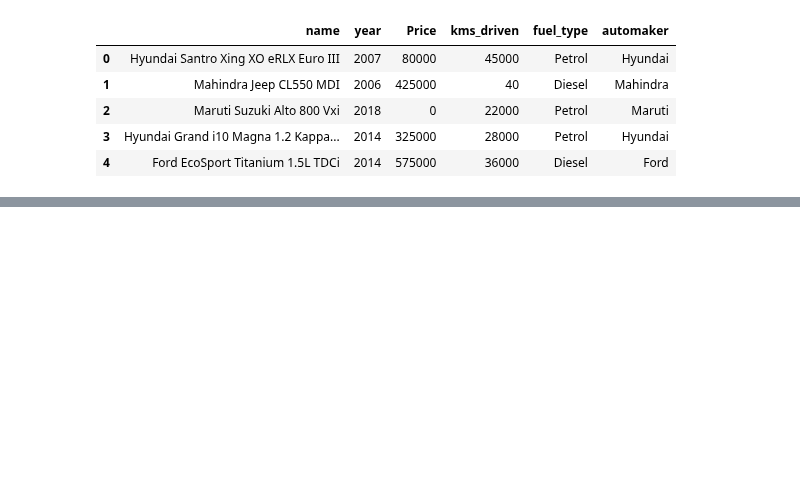
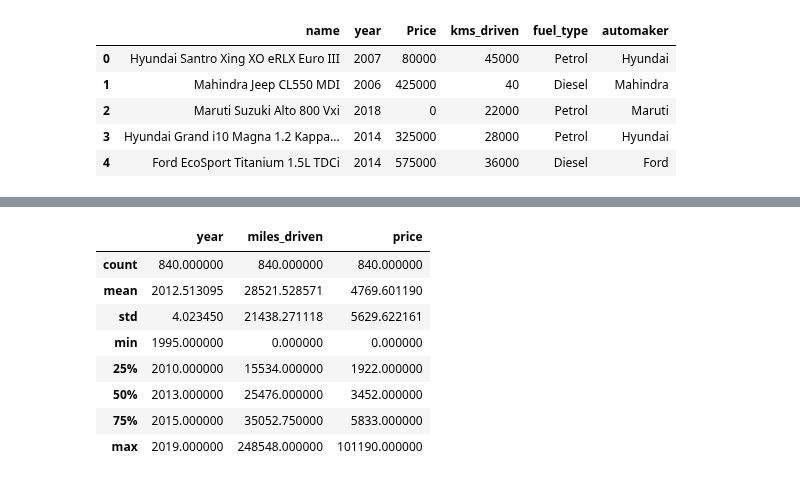
Before and after one commit to lowps/Developing_and_Deploying_a_Predictive_Analytics_Platform_Using_FastAPI_Streamlit_and_Docker, a Jupyter notebook: empirical/notebooks/data_preprocessing.ipynb, the cells around one changed output, grey strips where cells are left out. Cells and saved outputs as stored; diff of their text form; code cells hidden in the pictures; blank space fills up the shorter version.

```diff
--- a/empirical/notebooks/data_preprocessing.ipynb
+++ b/empirical/notebooks/data_preprocessing.ipynb
@@ -156,0 +229,12 @@ INFO: 2024-08-18 16:00:57,379 from src/ii_data_preprocessing.py: 16014: truncate
+# %%
+df_copy.describe()
+# %% [output]
+|  | year | miles_driven | price |
+| count | 840.000000 | 840.000000 | 840.000000 |
+| mean | 2012.513095 | 28521.528571 | 4769.601190 |
+| std | 4.023450 | 21438.271118 | 5629.622161 |
+| min | 1995.000000 | 0.000000 | 0.000000 |
+| 25% | 2010.000000 | 15534.000000 | 1922.000000 |
+| 50% | 2013.000000 | 25476.000000 | 3452.000000 |
+| 75% | 2015.000000 | 35052.750000 | 5833.000000 |
+| max | 2019.000000 | 248548.000000 | 101190.000000 |
```
Also changed, not shown: parts of 17 cells of this notebook, 6 other files.
